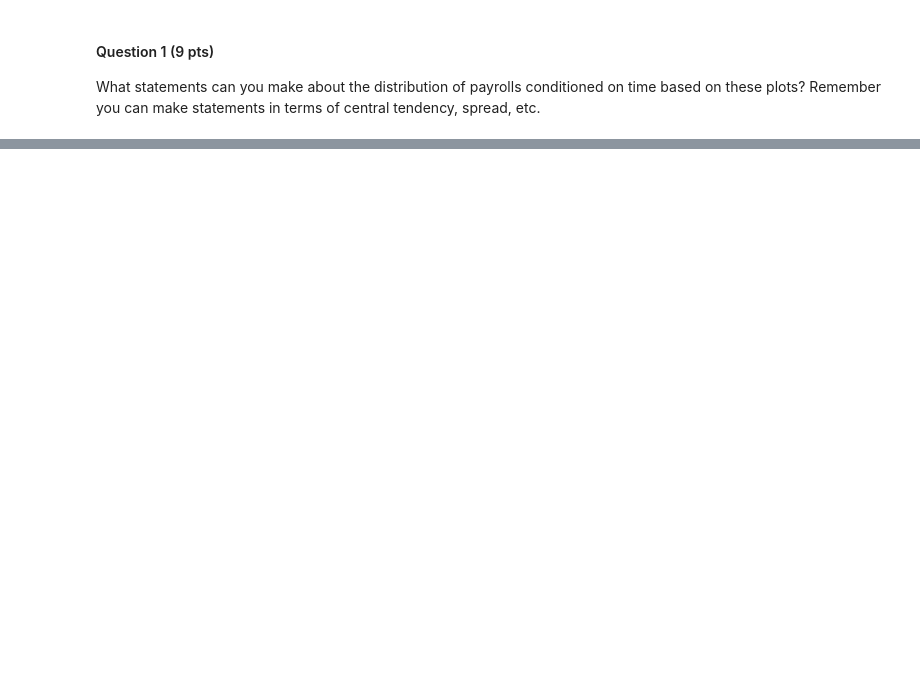
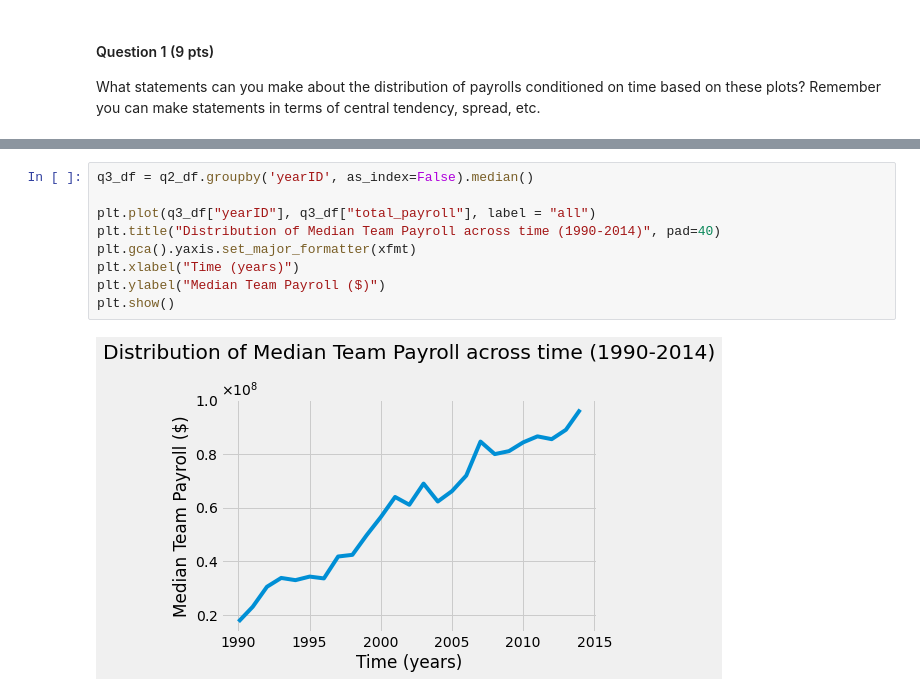
Before and after one commit to brutatoasta/320fall2022, a Jupyter notebook: project2/submit.ipynb, the cells around one changed output, grey strips where cells are left out. Drawn from its saved outputs; the diff is of its cells as text; blank space fills up the shorter version.

```diff
--- a/project2/submit.ipynb
+++ b/project2/submit.ipynb
@@ -87,0 +112,11 @@ What statements can you make about the distribution of payrolls conditioned on t
+# %%
+q3_df = q2_df.groupby('yearID', as_index=False).median()
+
+plt.plot(q3_df["yearID"], q3_df["total_payroll"], label = "all")
+plt.title("Distribution of Median Team Payroll across time (1990-2014)", pad=40)
+plt.gca().yaxis.set_major_formatter(xfmt)
+plt.xlabel("Time (years)")
+plt.ylabel("Median Team Payroll ($)")
+plt.show()
+# %% [output]
+[figure, added]
```
Also changed, not shown: parts of 13 cells of this notebook.
